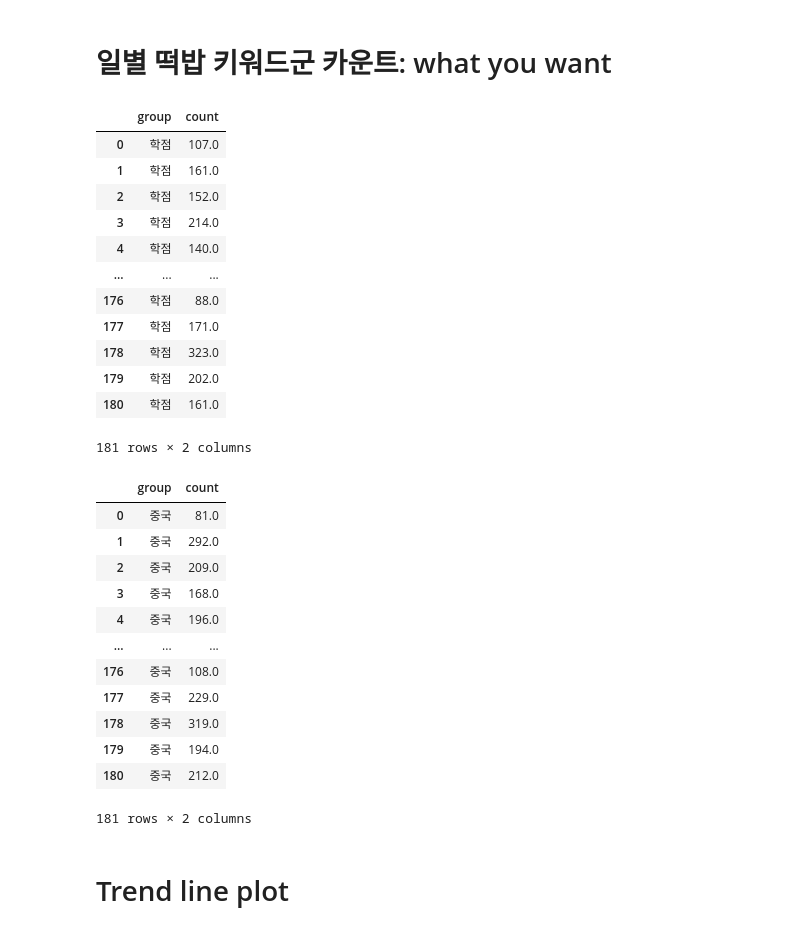
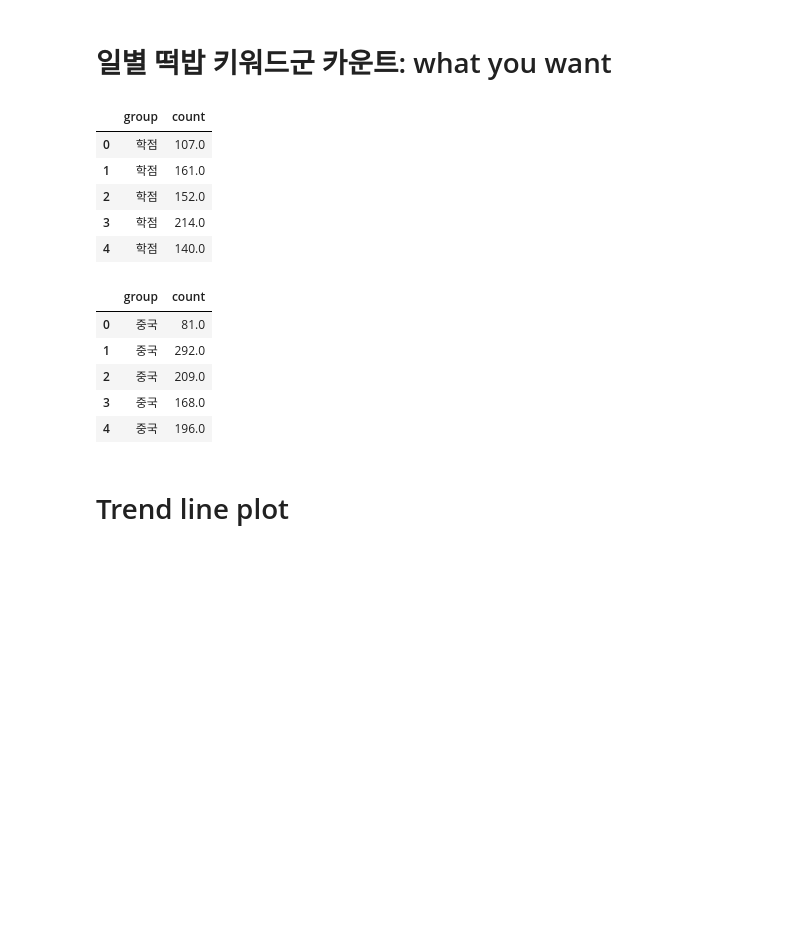
Before and after one commit to JourneyKo/ssodam, a Jupyter notebook: ssodam2021_Topic_Analysis_and_Visualization.ipynb, the cells around one changed output. Saved outputs shown, nothing was run; the diff lists cells and outputs as text; code cells hidden in the pictures; blank space fills up the shorter version.

```diff
--- a/ssodam2021_Topic_Analysis_and_Visualization.ipynb
+++ b/ssodam2021_Topic_Analysis_and_Visualization.ipynb
@@ -98,38 +85,24 @@ def KeywordCount(떡밥리스트):
 # %%
 # TEST
 A = ['학점','취업','추천','학년']
 B = ['중국','자장면','국수','한국','생각']
 df_A = KeywordCount(A)
 df_B = KeywordCount(B)
-display(df_A)
-display(df_B)
+display(df_A.head())
+display(df_B.head())
 # %% [output]
 |  | group | count |
 | 0 | 학점 | 107.0 |
 | 1 | 학점 | 161.0 |
 | 2 | 학점 | 152.0 |
 | 3 | 학점 | 214.0 |
 | 4 | 학점 | 140.0 |
-| ... | ... | ... |
-| 176 | 학점 | 88.0 |
-| 177 | 학점 | 171.0 |
-| 178 | 학점 | 323.0 |
-| 179 | 학점 | 202.0 |
-| 180 | 학점 | 161.0 |
-181 rows × 2 columns
 |  | group | count |
 | 0 | 중국 | 81.0 |
 | 1 | 중국 | 292.0 |
 | 2 | 중국 | 209.0 |
 | 3 | 중국 | 168.0 |
 | 4 | 중국 | 196.0 |
-| ... | ... | ... |
-| 176 | 중국 | 108.0 |
-| 177 | 중국 | 229.0 |
-| 178 | 중국 | 319.0 |
-| 179 | 중국 | 194.0 |
-| 180 | 중국 | 212.0 |
-181 rows × 2 columns
 # %% [markdown]
 # Trend line plot
 # %%
```
Also changed, not shown: parts of 8 cells of this notebook, 19 other files.
